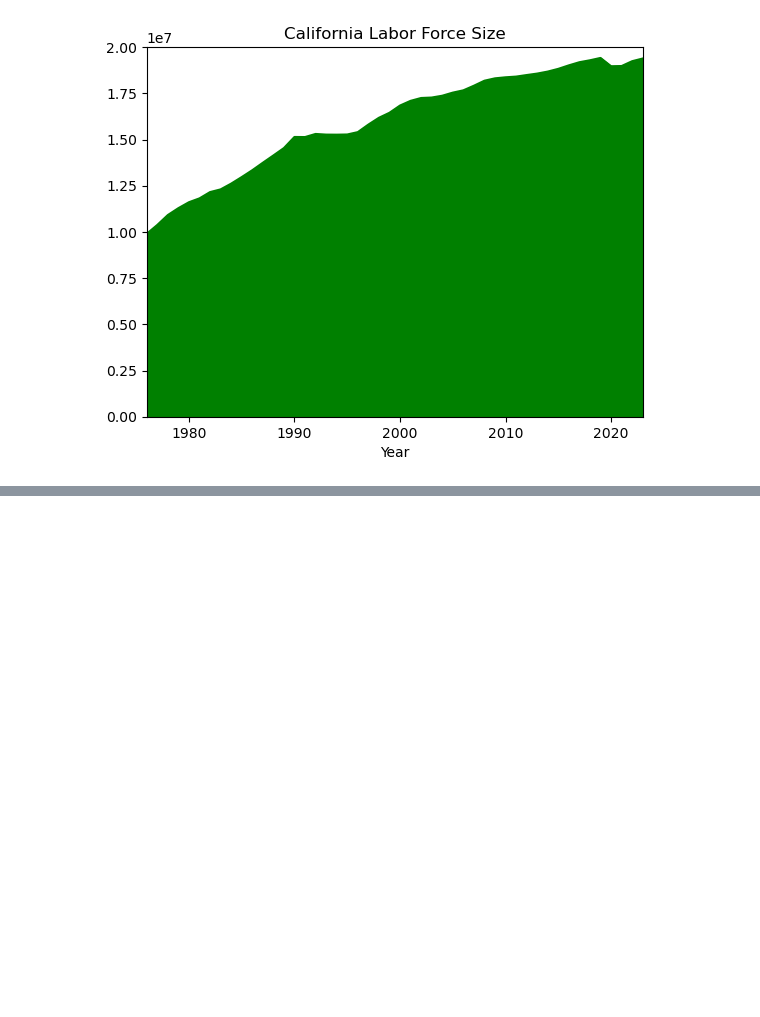
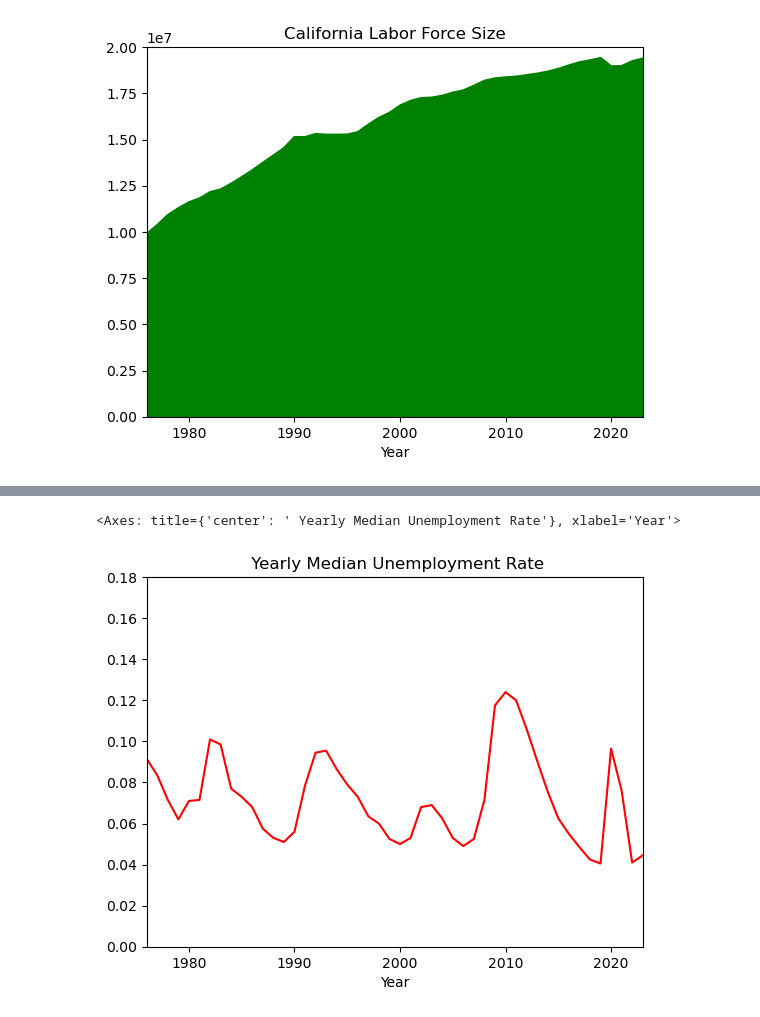
Before and after one commit to Tinashe-04/LocalAreaUnemploymentStatistics, a Jupyter notebook: Local Area Unemployment Stats.ipynb, the cells around one changed output, grey strips where cells are left out. Cells and saved outputs as stored; diff of their text form; code cells hidden in the pictures; blank space fills up the shorter version.

Commit message:
Added median yearly percentage of unemployment

```diff
--- a/Local Area Unemployment Stats.ipynb
+++ b/Local Area Unemployment Stats.ipynb
@@ -279,0 +294,11 @@ states_adjusted.groupby('Year')['Labor Force'].agg('mean').plot(kind='area', xli
+# %%
+# let's investigate the trend in unemployment rates for the state of California
+# let's do it by year
+# I want to plot the median value for unemployment rates for each year
+# ran code to check what max unemployment rate is and it's 0.161
+
+# plot the data
+states_adjusted.groupby('Year')['Unemployment Rate'].agg('median').plot(kind='line',  xlim=[1976,2023], ylim=[0,0.18], color='red', title=' Yearly Median Unemployment Rate')
+# %% [output]
+<Axes: title={'center': ' Yearly Median Unemployment Rate'}, xlabel='Year'>
+[figure, added]
```
Also changed, not shown: parts of 4 cells of this notebook.
